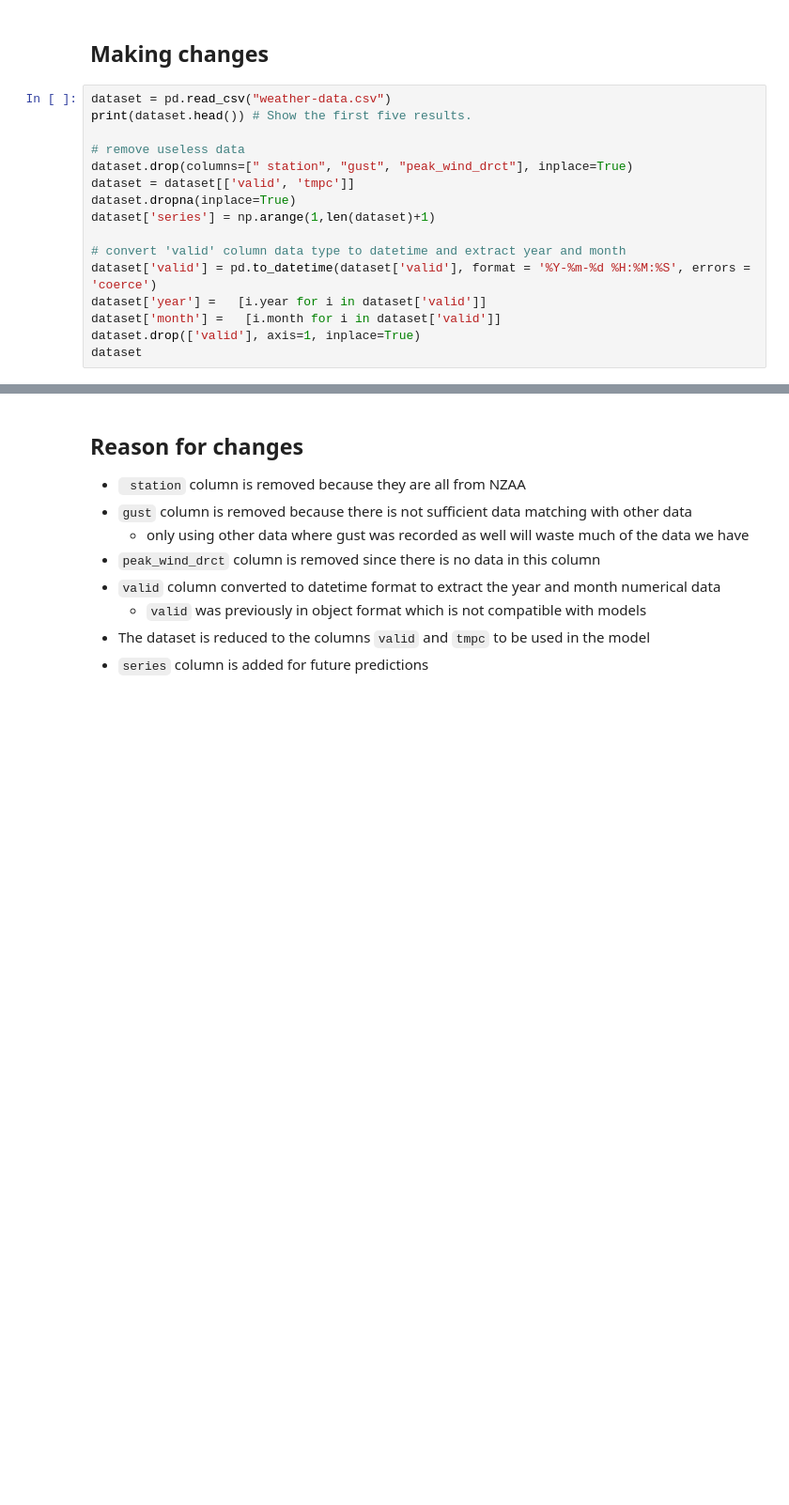
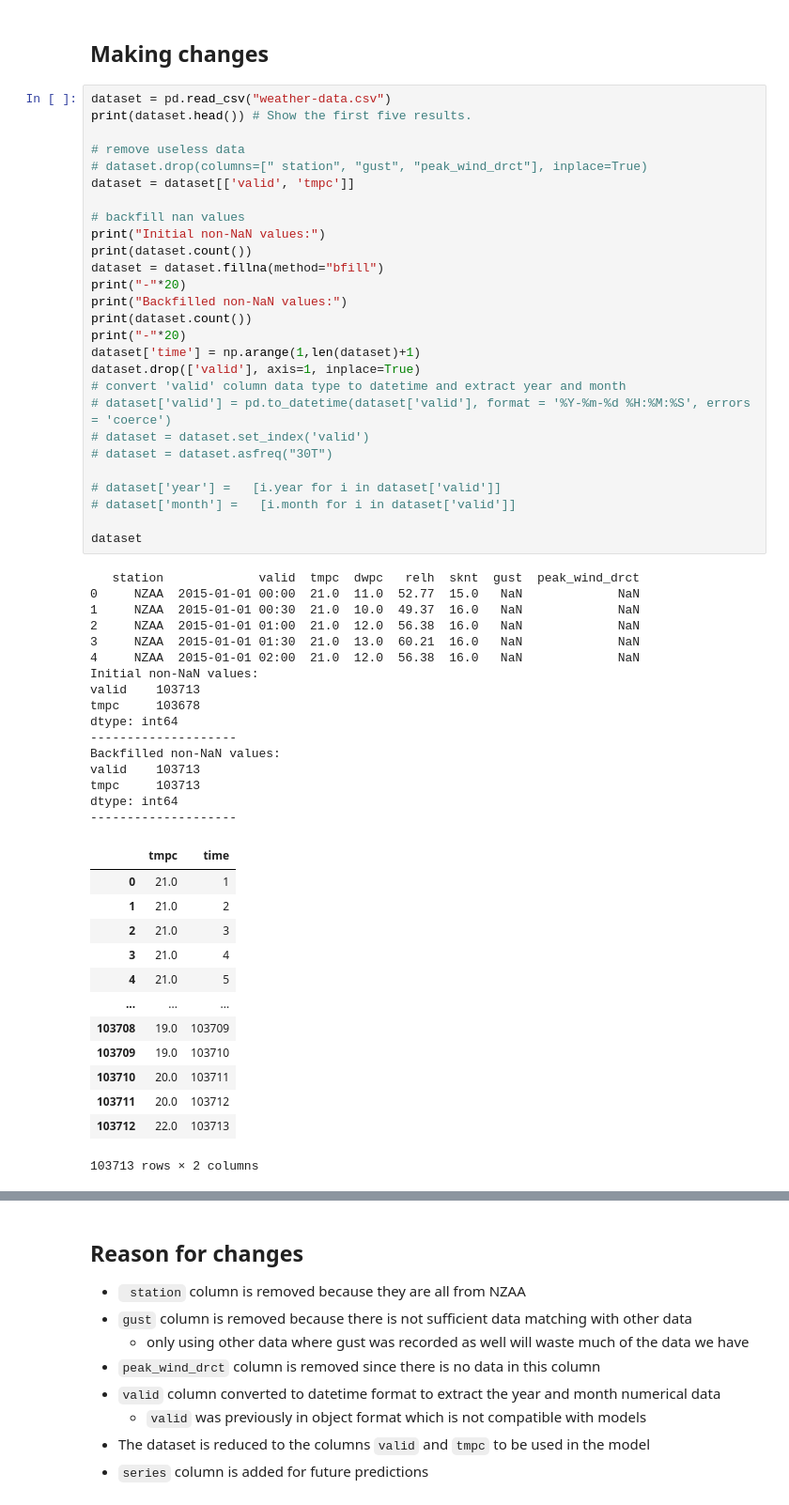
Before and after one commit to BraveNewWord/msa-phase-2, a Jupyter notebook: data-science-module/submission.ipynb, the cells around one changed output, grey strips where cells are left out. Shown at 94% size. Cells and saved outputs as stored; diff of their text form; blank space fills up the shorter version.

```diff
--- a/data-science-module/submission.ipynb
+++ b/data-science-module/submission.ipynb
@@ -81,16 +102,57 @@ All the data in the dataset appear to be collected from the same station which i
 # %%
 dataset = pd.read_csv("weather-data.csv")
 print(dataset.head()) # Show the first five results.
 
 # remove useless data
-dataset.drop(columns=[" station", "gust", "peak_wind_drct"], inplace=True)
+# dataset.drop(columns=[" station", "gust", "peak_wind_drct"], inplace=True)
 dataset = dataset[['valid', 'tmpc']]
-dataset.dropna(inplace=True)
-dataset['series'] = np.arange(1,len(dataset)+1)
 
+# backfill nan values
+print("Initial non-NaN values:")
+print(dataset.count())
+dataset = dataset.fillna(method="bfill")
+print("-"*20)
+print("Backfilled non-NaN values:")
+print(dataset.count())
+print("-"*20)
+dataset['time'] = np.arange(1,len(dataset)+1)
+dataset.drop(['valid'], axis=1, inplace=True)
 # convert 'valid' column data type to datetime and extract year and month
-dataset['valid'] = pd.to_datetime(dataset['valid'], format = '%Y-%m-%d %H:%M:%S', errors = 'coerce')
-dataset['year'] =   [i.year for i in dataset['valid']]
-dataset['month'] =   [i.month for i in dataset['valid']]
-dataset.drop(['valid'], axis=1, inplace=True)
+# dataset['valid'] = pd.to_datetime(dataset['valid'], format = '%Y-%m-%d %H:%M:%S', errors = 'coerce')
+# dataset = dataset.set_index('valid')
+# dataset = dataset.asfreq("30T")
+
+# dataset['year'] =   [i.year for i in dataset['valid']]
+# dataset['month'] =   [i.month for i in dataset['valid']]
+
 dataset
+# %% [output]
+   station             valid  tmpc  dwpc   relh  sknt  gust  peak_wind_drct
+0     NZAA  2015-01-01 00:00  21.0  11.0  52.77  15.0   NaN             NaN
+1     NZAA  2015-01-01 00:30  21.0  10.0  49.37  16.0   NaN             NaN
+2     NZAA  2015-01-01 01:00  21.0  12.0  56.38  16.0   NaN             NaN
+3     NZAA  2015-01-01 01:30  21.0  13.0  60.21  16.0   NaN             NaN
+4     NZAA  2015-01-01 02:00  21.0  12.0  56.38  16.0   NaN             NaN
+Initial non-NaN values:
+valid    103713
+tmpc     103678
+dtype: int64
+--------------------
+Backfilled non-NaN values:
+valid    103713
+tmpc     103713
+dtype: int64
+--------------------
+|  | tmpc | time |
+| 0 | 21.0 | 1 |
+| 1 | 21.0 | 2 |
+| 2 | 21.0 | 3 |
+| 3 | 21.0 | 4 |
+| 4 | 21.0 | 5 |
+| ... | ... | ... |
+| 103708 | 19.0 | 103709 |
+| 103709 | 19.0 | 103710 |
+| 103710 | 20.0 | 103711 |
+| 103711 | 20.0 | 103712 |
+| 103712 | 22.0 | 103713 |
+103713 rows × 2 columns
```
Also changed, not shown: parts of 8 cells of this notebook.
